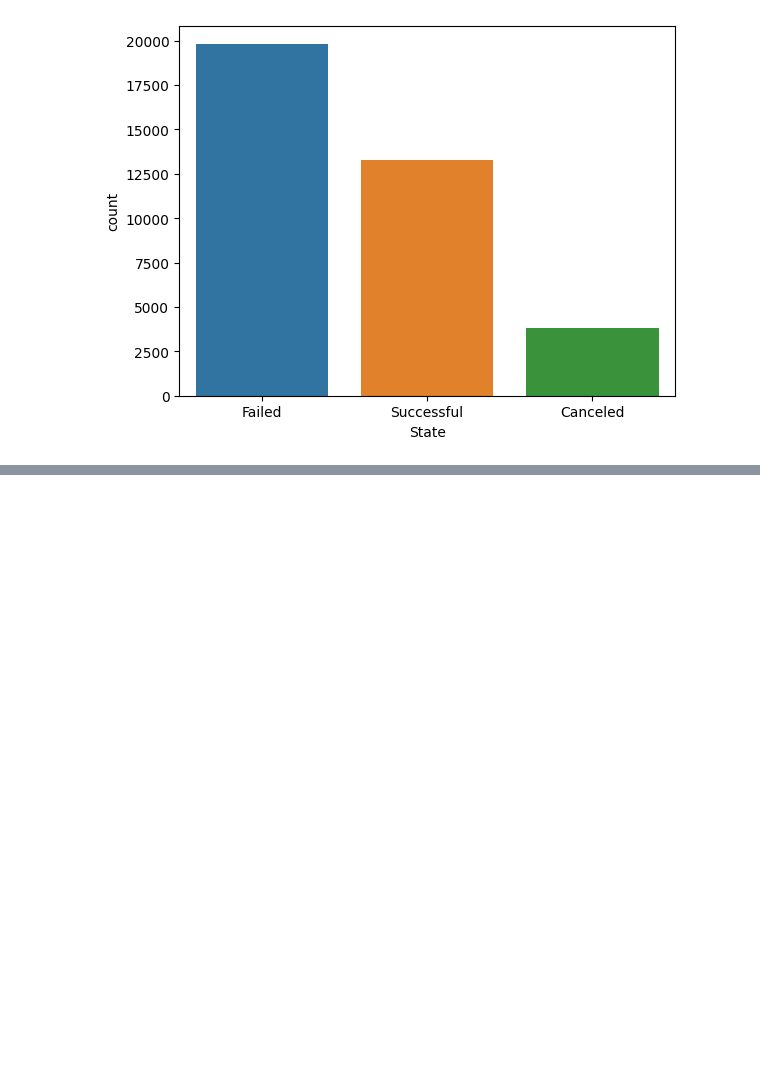
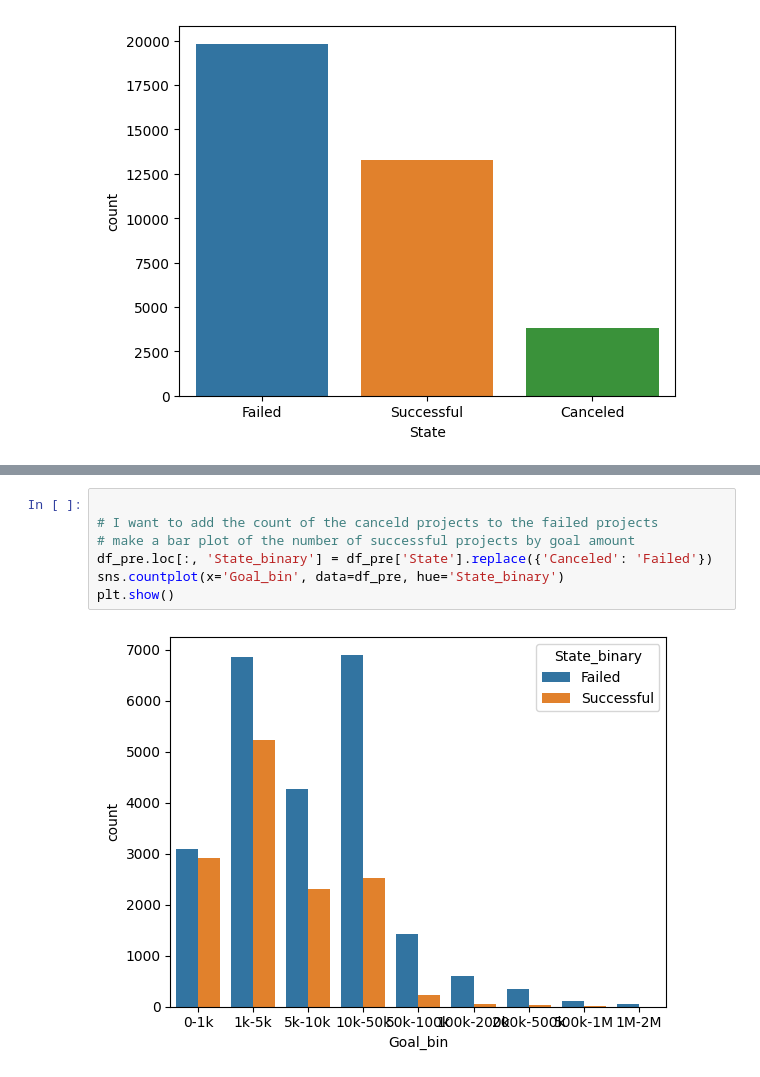
Before and after one commit to DAkemeier/kickstart_ml, a Jupyter notebook: kickstart_EDA.ipynb, the cells around one changed output, grey strips where cells are left out. Cells and saved outputs as stored; diff of their text form; blank space fills up the shorter version.

```diff
--- a/kickstart_EDA.ipynb
+++ b/kickstart_EDA.ipynb
@@ -155,0 +170,9 @@ plt.show()
+# %%
+
+# I want to add the count of the canceld projects to the failed projects
+# make a bar plot of the number of successful projects by goal amount
+df_pre.loc[:, 'State_binary'] = df_pre['State'].replace({'Canceled': 'Failed'})
+sns.countplot(x='Goal_bin', data=df_pre, hue='State_binary')
+plt.show()
+# %% [output]
+[figure, added]
```
Also changed, not shown: parts of 17 cells of this notebook.
